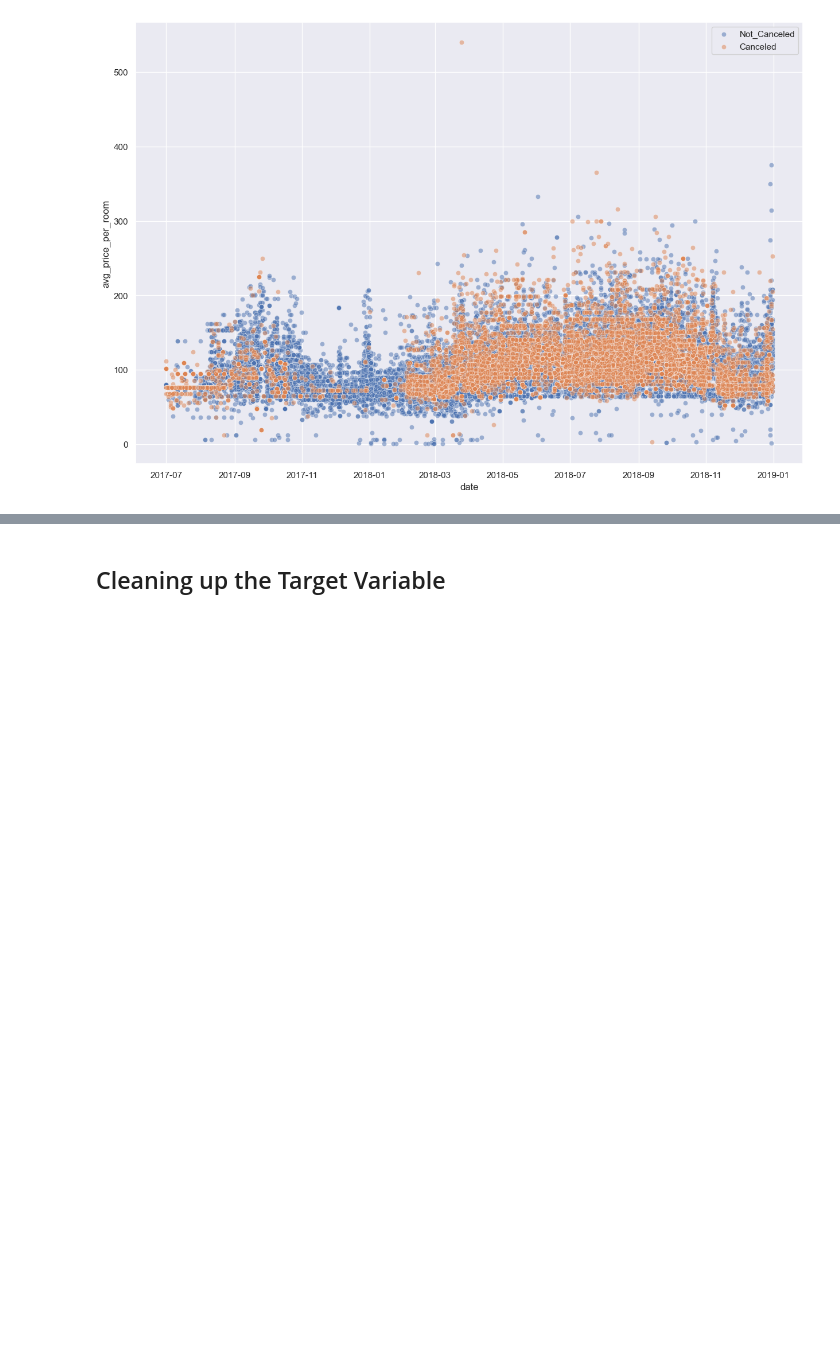
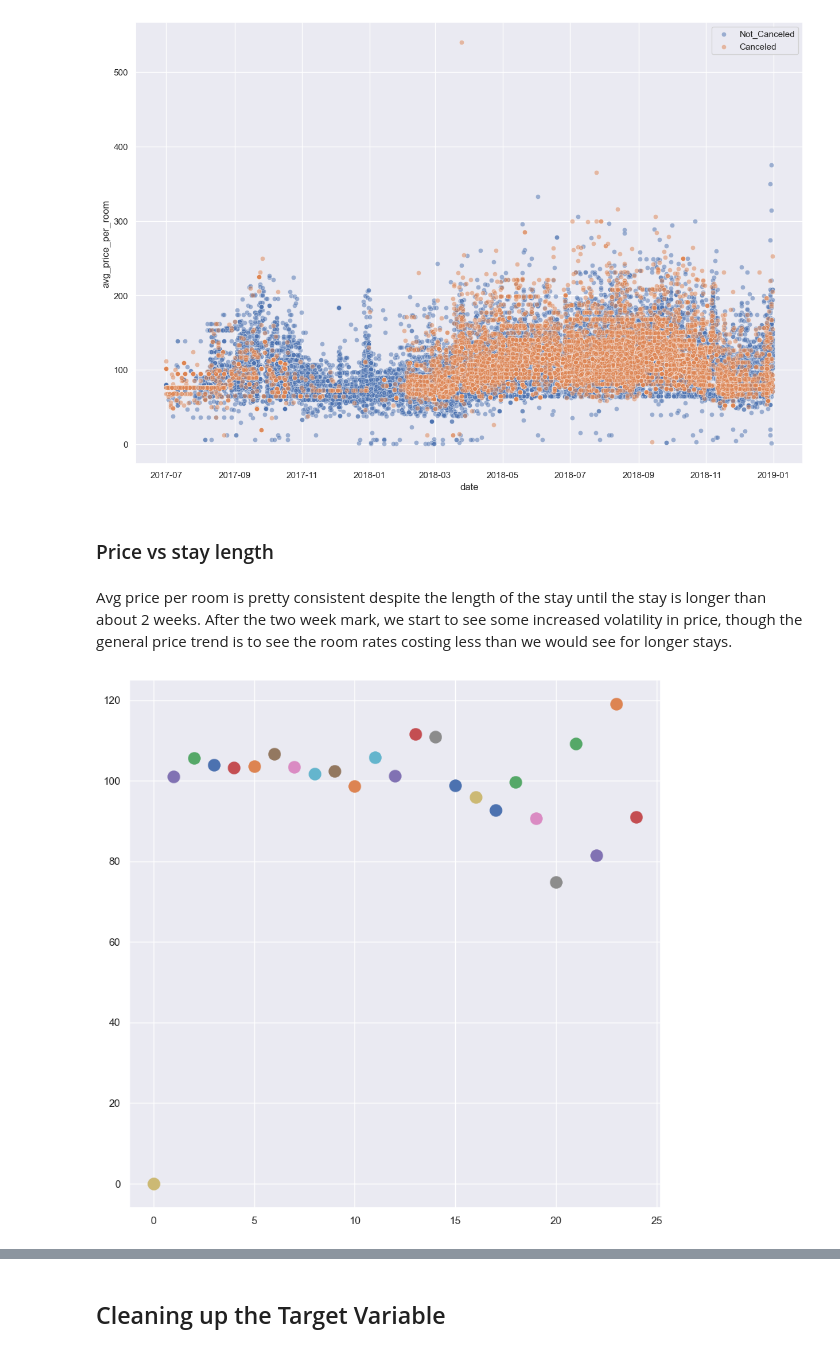
Before and after one commit to mduncan23/Hotel_Cancellation_Predictor, a Jupyter notebook: Hotel_Cancellation_Notebook-Keras.ipynb, the cells around one changed output, grey strips where cells are left out. Cells and saved outputs as stored; diff of their text form; code cells hidden in the pictures; blank space fills up the shorter version.

```diff
--- a/Hotel_Cancellation_Notebook-Keras.ipynb
+++ b/Hotel_Cancellation_Notebook-Keras.ipynb
@@ -671,3 +671,19 @@ for status in no_free_df['booking_status'].unique():
 ax.legend();
 # %% [output]
 [figure]
+# %% [markdown]
+### Price vs stay length
+# %% [markdown]
+Avg price per room is pretty consistent despite the length of the stay until the stay is longer than about 2 weeks. After the two week mark, we start to see some increased volatility in price, though the general price trend is to see the room rates costing less than we would see for longer stays.
+# %%
+fig, ax = plt. subplots(figsize=(10,10))
+
+for stay in df['total_stay'].unique():
+    y= np.average(df[df['total_stay'] == stay]['avg_price_per_room'])
+    x = stay
+    ax.scatter(y= y, x=x, s=150)
+
+
+# ax.scatter(y= df['avg_price_per_room'], x=df['total_stay'])
+# %% [output]
+[figure, added]
```
Also changed, not shown: parts of 4 cells of this notebook.
